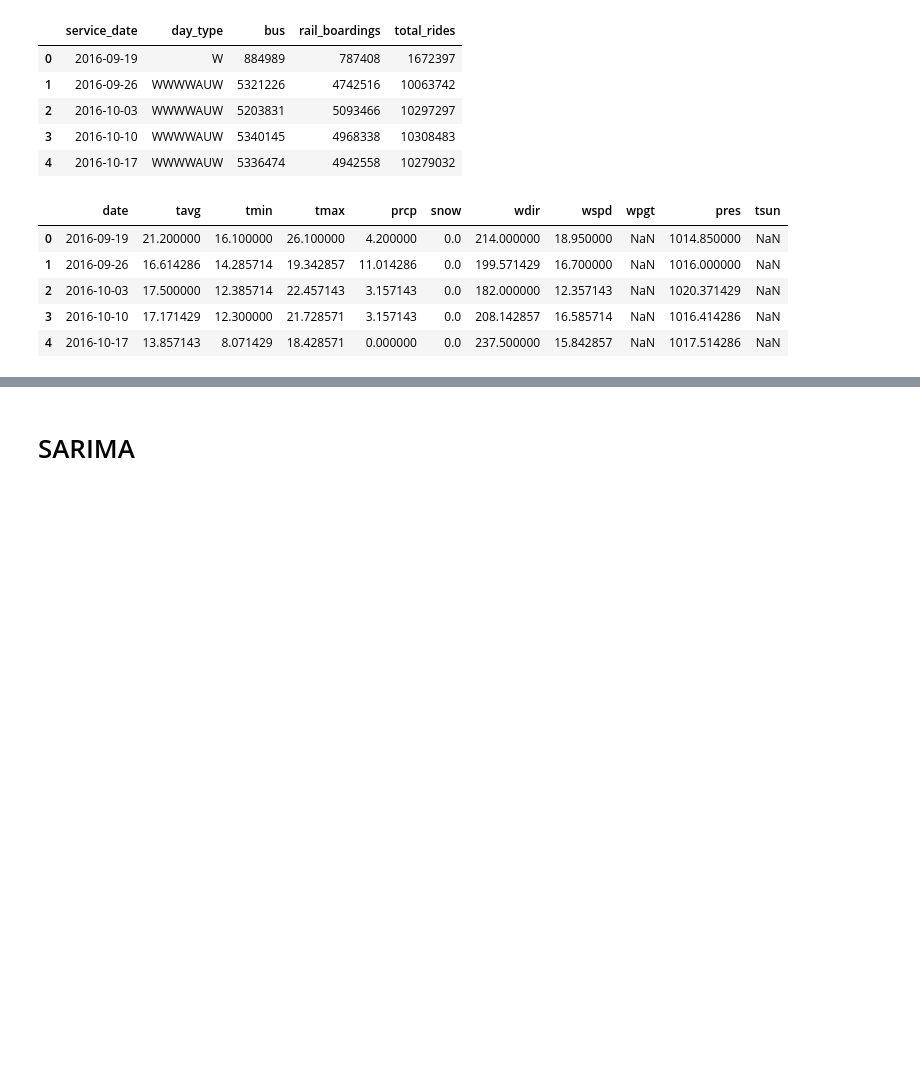
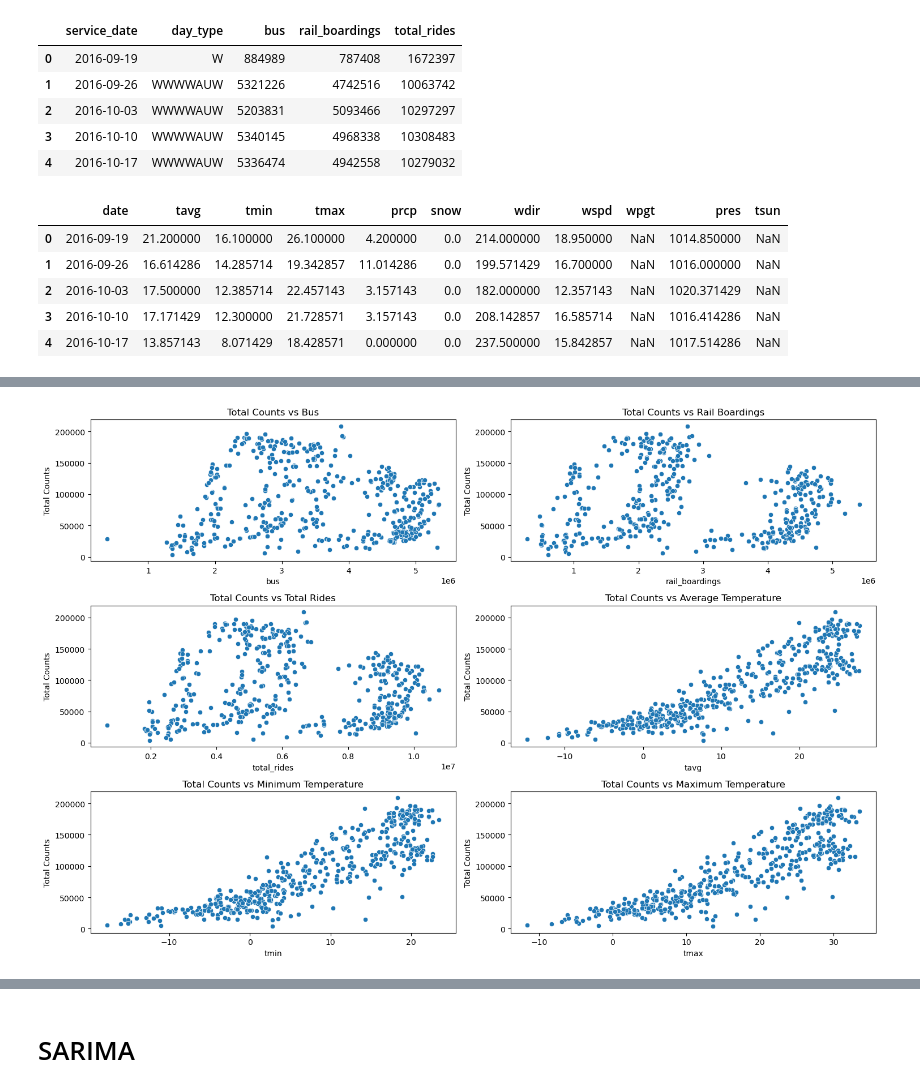
Before and after one commit to HuanlinDai/navarrofanclub, a Jupyter notebook: yy/yy_ts_ml.ipynb, the cells around one changed output, grey strips where cells are left out. Drawn from its saved outputs; the diff is of its cells as text; code cells hidden in the pictures; blank space fills up the shorter version.

```diff
--- a/yy/yy_ts_ml.ipynb
+++ b/yy/yy_ts_ml.ipynb
@@ -113,3 +128,36 @@ temp_df.head()
+# %%
+# Scatter plots for df['Total Counts'] with columns in cta_df
+plt.figure(figsize=(15, 10))
+
+plt.subplot(3, 2, 1)
+sns.scatterplot(x=merged_df['bus'], y=merged_df['Total Counts'])
+plt.title('Total Counts vs Bus')
+
+plt.subplot(3, 2, 2)
+sns.scatterplot(x=merged_df['rail_boardings'], y=merged_df['Total Counts'])
+plt.title('Total Counts vs Rail Boardings')
+
+plt.subplot(3, 2, 3)
+sns.scatterplot(x=merged_df['total_rides'], y=merged_df['Total Counts'])
+plt.title('Total Counts vs Total Rides')
+
+# Scatter plots for df['Total Counts'] with columns in temp_df
+plt.subplot(3, 2, 4)
+sns.scatterplot(x=merged_df['tavg'], y=merged_df['Total Counts'])
+plt.title('Total Counts vs Average Temperature')
+
+plt.subplot(3, 2, 5)
+sns.scatterplot(x=merged_df['tmin'], y=merged_df['Total Counts'])
+plt.title('Total Counts vs Minimum Temperature')
+
+plt.subplot(3, 2, 6)
+sns.scatterplot(x=merged_df['tmax'], y=merged_df['Total Counts'])
+plt.title('Total Counts vs Maximum Temperature')
+
+plt.tight_layout()
+plt.show()
+# %% [output]
+[figure, added]
 # %%
 fig, ax = plt.subplots(2, 1, figsize=(12, 8))
 plot_acf(df['Total Counts'], lags=100, ax=ax[0])
```
Also changed, not shown: parts of 5 cells of this notebook.
